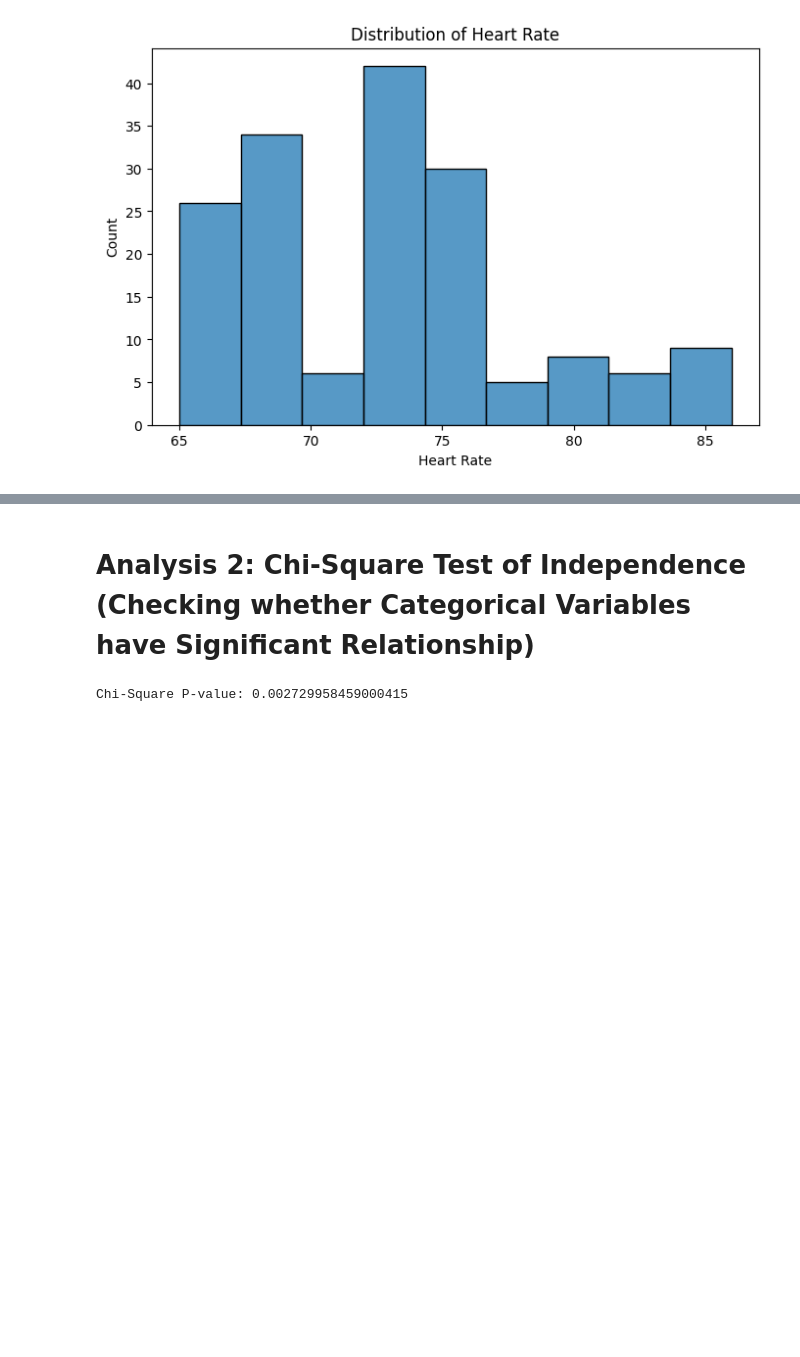
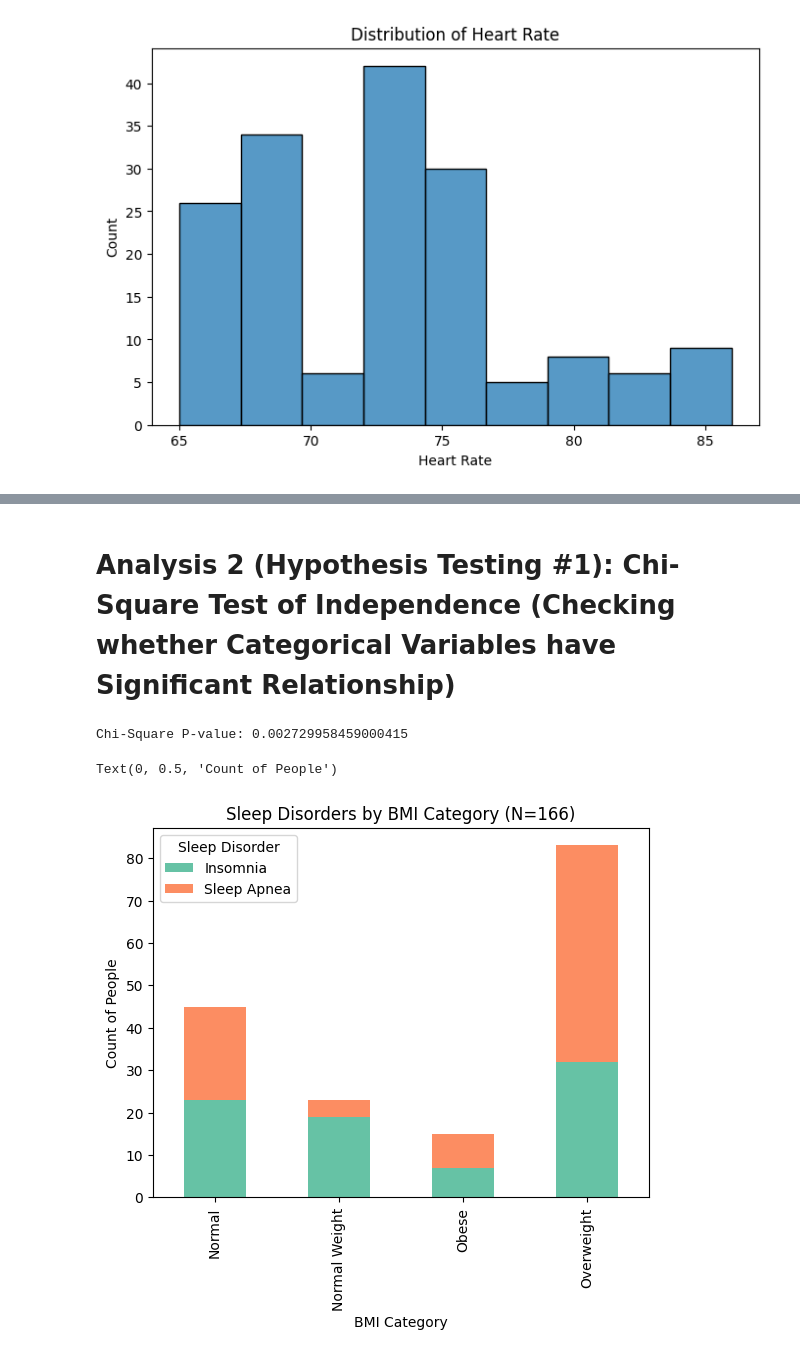
Before and after one commit to Kucheing/FirstOpeningZomato, a Jupyter notebook: ASGZD-1201/ProjectSleepDisorder.ipynb, the cells around one changed output, grey strips where cells are left out. Cells and saved outputs as stored; diff of their text form; code cells hidden in the pictures; blank space fills up the shorter version.

```diff
--- a/ASGZD-1201/ProjectSleepDisorder.ipynb
+++ b/ASGZD-1201/ProjectSleepDisorder.ipynb
@@ -683,12 +688,20 @@ The Histogram graph highest count is:
 # %% [markdown]
-# **Analysis 2: Chi-Square Test of Independence (Checking whether Categorical Variables have Significant Relationship)**
+# **Analysis 2 (Hypothesis Testing #1): Chi-Square Test of Independence (Checking whether Categorical Variables have Significant Relationship)**
 # %%
 # Create a contingency/cross tabulation table
 contingency = pd.crosstab(df_cleaned['BMI Category'], df_cleaned['Sleep Disorder'])
 
 # Run Chi-Square test
 chi2, p, dof, ex = stats.chi2_contingency(contingency)
 print(f'Chi-Square P-value: {p}')
+
+
+# Visualization 2: Stacked Bar Chart
+contingency.plot(kind='bar', stacked=True, color=['#66c2a5','#fc8d62','#8da0cb'])
+plt.title("Sleep Disorders by BMI Category (N=166)")
+plt.ylabel("Count of People")
 # %% [output]
 Chi-Square P-value: 0.002729958459000415
+Text(0, 0.5, 'Count of People')
+[figure, added]
 # %% [markdown]
```
Also changed, not shown: parts of 12 cells of this notebook.
